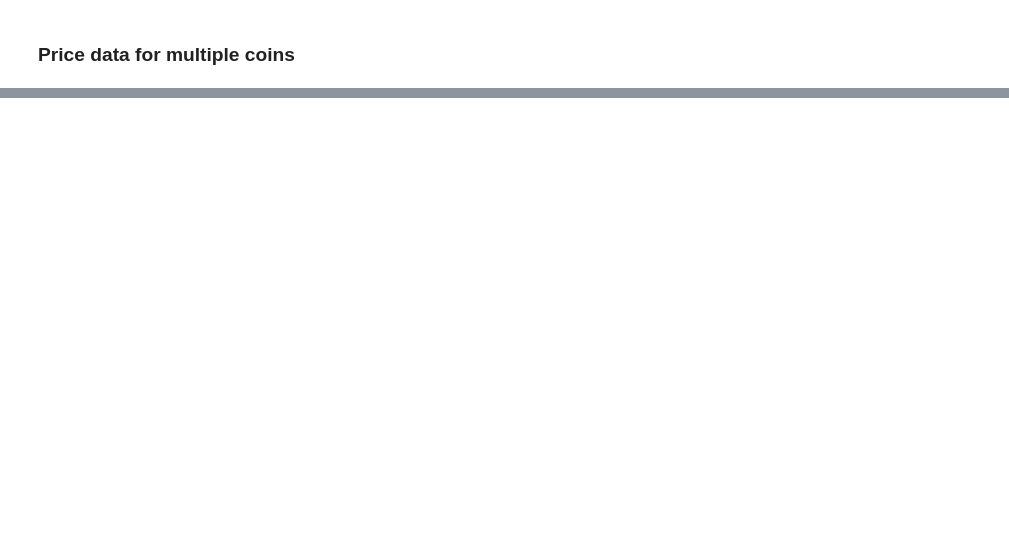
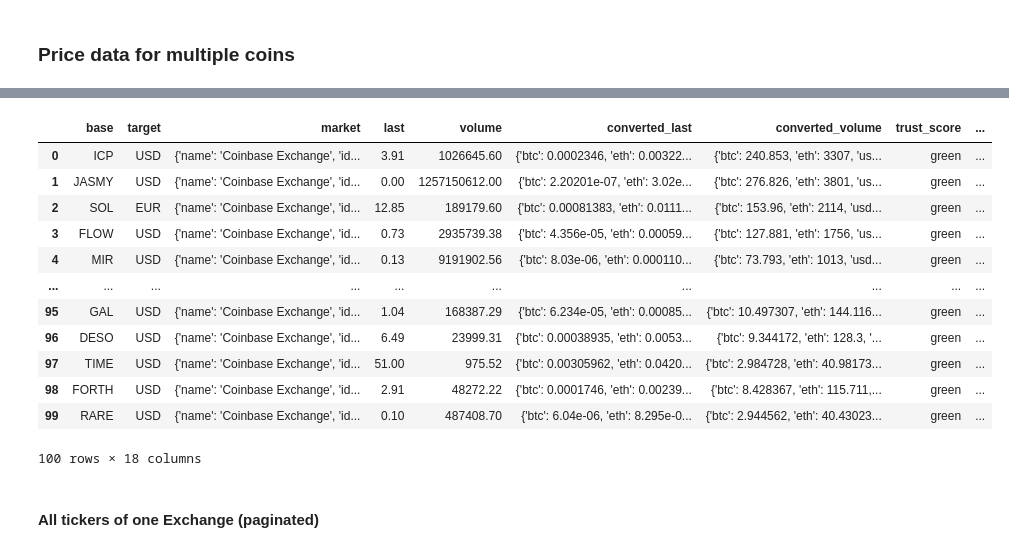
Before and after one commit to Jayce77/pythonDataCookbook, a Jupyter notebook: WorkingWithCoinGeckoData.ipynb, the cells around one changed output, grey strips where cells are left out. Cells and saved outputs as stored; diff of their text form; code cells hidden in the pictures; blank space fills up the shorter version.

```diff
--- a/WorkingWithCoinGeckoData.ipynb
+++ b/WorkingWithCoinGeckoData.ipynb
@@ -712,0 +1200,3 @@ pd.DataFrame(data).T
+# %%
+data = cg.get_exchanges_by_id('gdax')
+data
@@ -712,0 +1221,18 @@ pd.DataFrame(data).T
+# %%
+pd.DataFrame(data['tickers'])
+# %% [output]
+|  | base | target | market | last | volume | converted_last | converted_volume | trust_score | ... |
+| 0 | ICP | USD | {'name': 'Coinbase Exchange', 'id... | 3.91 | 1026645.60 | {'btc': 0.0002346, 'eth': 0.00322... | {'btc': 240.853, 'eth': 3307, 'us... | green | ... |
+| 1 | JASMY | USD | {'name': 'Coinbase Exchange', 'id... | 0.00 | 1257150612.00 | {'btc': 2.20201e-07, 'eth': 3.02e... | {'btc': 276.826, 'eth': 3801, 'us... | green | ... |
+| 2 | SOL | EUR | {'name': 'Coinbase Exchange', 'id... | 12.85 | 189179.60 | {'btc': 0.00081383, 'eth': 0.0111... | {'btc': 153.96, 'eth': 2114, 'usd... | green | ... |
+| 3 | FLOW | USD | {'name': 'Coinbase Exchange', 'id... | 0.73 | 2935739.38 | {'btc': 4.356e-05, 'eth': 0.00059... | {'btc': 127.881, 'eth': 1756, 'us... | green | ... |
+| 4 | MIR | USD | {'name': 'Coinbase Exchange', 'id... | 0.13 | 9191902.56 | {'btc': 8.03e-06, 'eth': 0.000110... | {'btc': 73.793, 'eth': 1013, 'usd... | green | ... |
+| ... | ... | ... | ... | ... | ... | ... | ... | ... | ... |
+| 95 | GAL | USD | {'name': 'Coinbase Exchange', 'id... | 1.04 | 168387.29 | {'btc': 6.234e-05, 'eth': 0.00085... | {'btc': 10.497307, 'eth': 144.116... | green | ... |
+| 96 | DESO | USD | {'name': 'Coinbase Exchange', 'id... | 6.49 | 23999.31 | {'btc': 0.00038935, 'eth': 0.0053... | {'btc': 9.344172, 'eth': 128.3, '... | green | ... |
+| 97 | TIME | USD | {'name': 'Coinbase Exchange', 'id... | 51.00 | 975.52 | {'btc': 0.00305962, 'eth': 0.0420... | {'btc': 2.984728, 'eth': 40.98173... | green | ... |
+| 98 | FORTH | USD | {'name': 'Coinbase Exchange', 'id... | 2.91 | 48272.22 | {'btc': 0.0001746, 'eth': 0.00239... | {'btc': 8.428367, 'eth': 115.711,... | green | ... |
+| 99 | RARE | USD | {'name': 'Coinbase Exchange', 'id... | 0.10 | 487408.70 | {'btc': 6.04e-06, 'eth': 8.295e-0... | {'btc': 2.944562, 'eth': 40.43023... | green | ... |
+100 rows × 18 columns
+# %% [markdown]
+#### All tickers of one Exchange (paginated)
```
Also changed, not shown: parts of 46 cells of this notebook.
